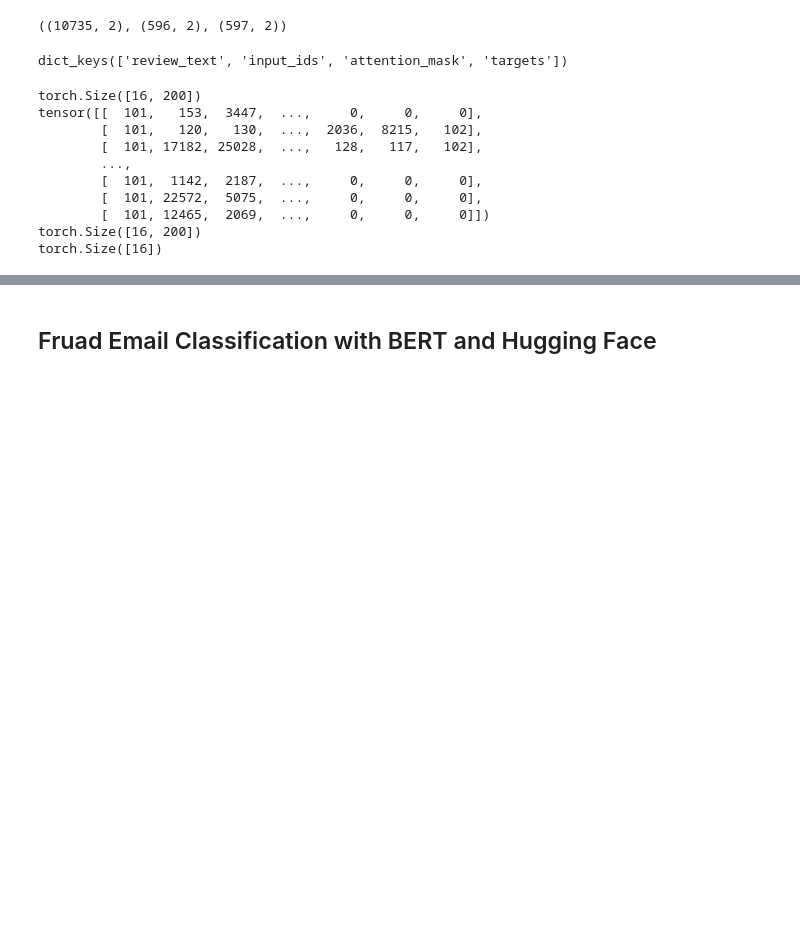
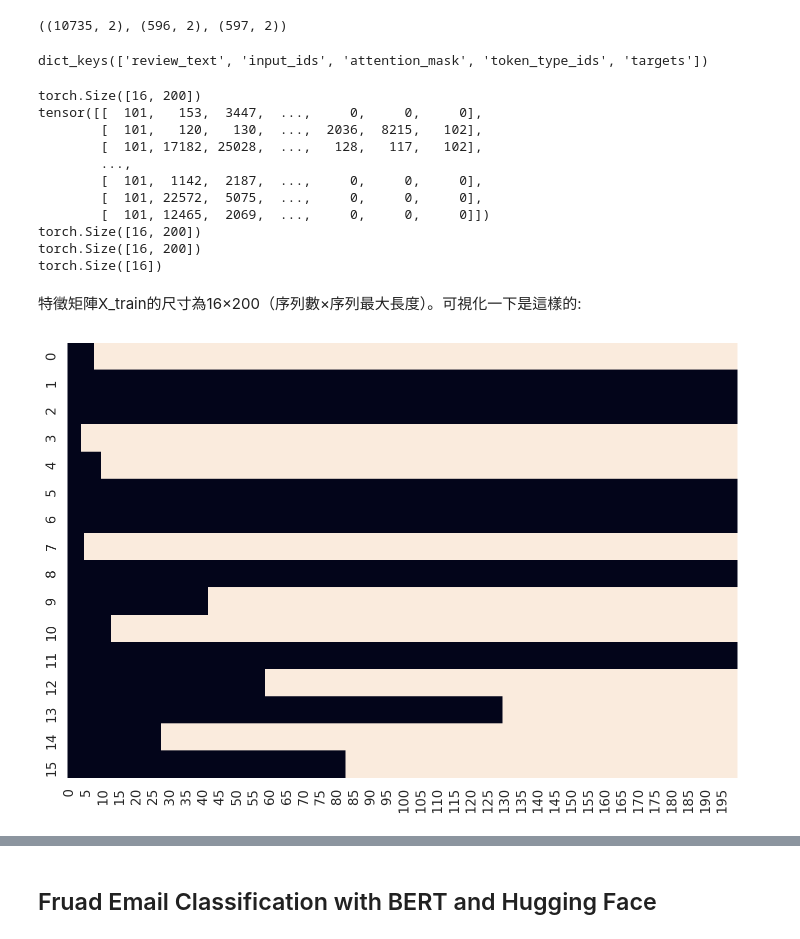
Before and after one commit to swguo/Fraud-Email-Analysis-with-BERT, a Jupyter notebook: Fraud_Email_Analysis_with_BERT.ipynb, the cells around one changed output, grey strips where cells are left out. Drawn from its saved outputs; the diff is of its cells as text; code cells hidden in the pictures; blank space fills up the shorter version.

```diff
--- a/Fraud_Email_Analysis_with_BERT.ipynb
+++ b/Fraud_Email_Analysis_with_BERT.ipynb
@@ -196,7 +195,7 @@ encoding = tokenizer.encode_plus(
   sample_txt,
   max_length=32,
   add_special_tokens=True, # Add '[CLS]' and '[SEP]'
-  return_token_type_ids=False,
+  return_token_type_ids=True,
   pad_to_max_length=True,
   return_attention_mask=True,
   return_tensors='pt',  # Return PyTorch tensors
@@ -352,6 +351,7 @@ class GPReviewDataset(Dataset):
       'review_text': review,
       'input_ids': encoding['input_ids'].flatten(),
       'attention_mask': encoding['attention_mask'].flatten(),
+      'token_type_ids': encoding['token_type_ids'].flatten(),
       'targets': torch.tensor(target, dtype=torch.long)
     }
 # %%
@@ -384,11 +384,12 @@ test_data_loader = create_data_loader(df_test, tokenizer, MAX_LEN, BATCH_SIZE)
 data = next(iter(train_data_loader))
 data.keys()
 # %% [output]
-dict_keys(['review_text', 'input_ids', 'attention_mask', 'targets'])
+dict_keys(['review_text', 'input_ids', 'attention_mask', 'token_type_ids', 'targets'])
 # %%
 print(data['input_ids'].shape)
 print(data['input_ids'])
 print(data['attention_mask'].shape)
+print(data['token_type_ids'].shape)
 print(data['targets'].shape)
 # %% [output]
 torch.Size([16, 200])
@@ -400,4 +401,12 @@ tensor([[  101,   153,  3447,  ...,     0,     0,     0],
         [  101, 22572,  5075,  ...,     0,     0,     0],
         [  101, 12465,  2069,  ...,     0,     0,     0]])
 torch.Size([16, 200])
+torch.Size([16, 200])
 torch.Size([16])
+# %% [markdown]
+特徵矩陣X_train的尺寸為16×200（序列數×序列最大長度）。可視化一下是這樣的:
+# %%
+sns.heatmap(data['input_ids']==0, vmin=0, vmax=1, cbar=False)
+plt.show()
+# %% [output]
+[figure, added]
```
Also changed, not shown: parts of 16 cells of this notebook.
